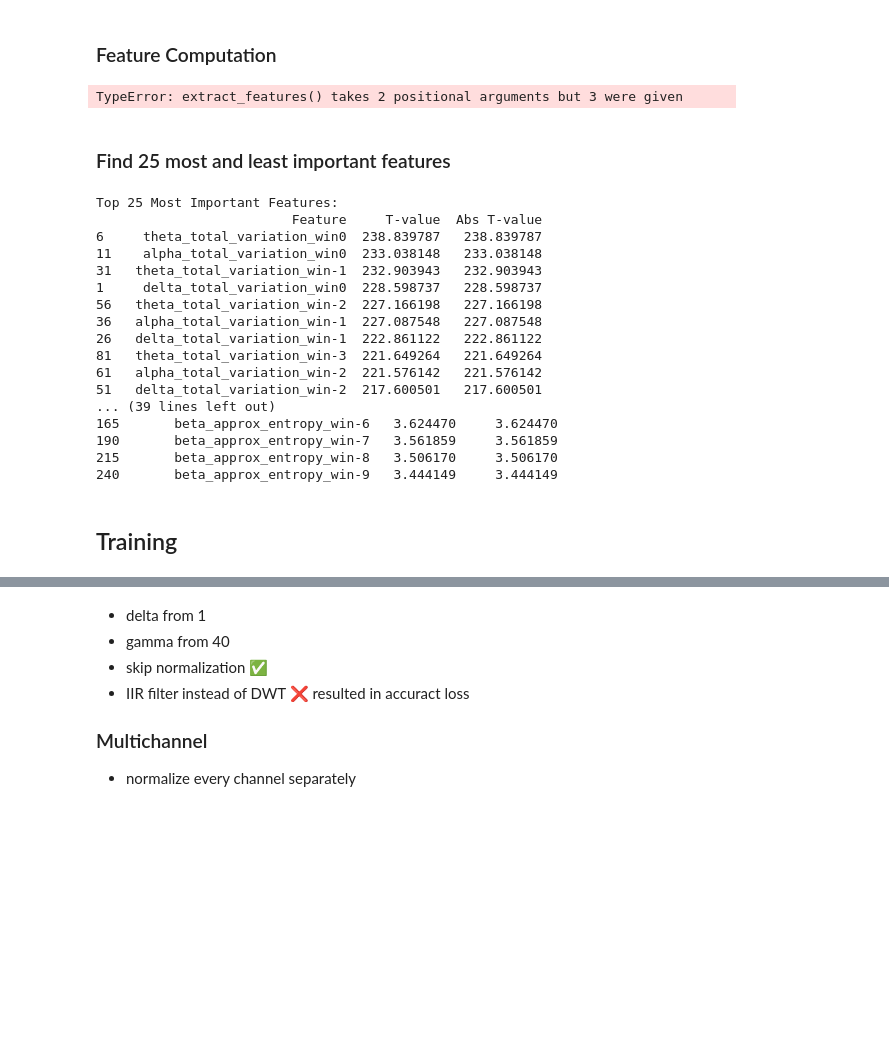
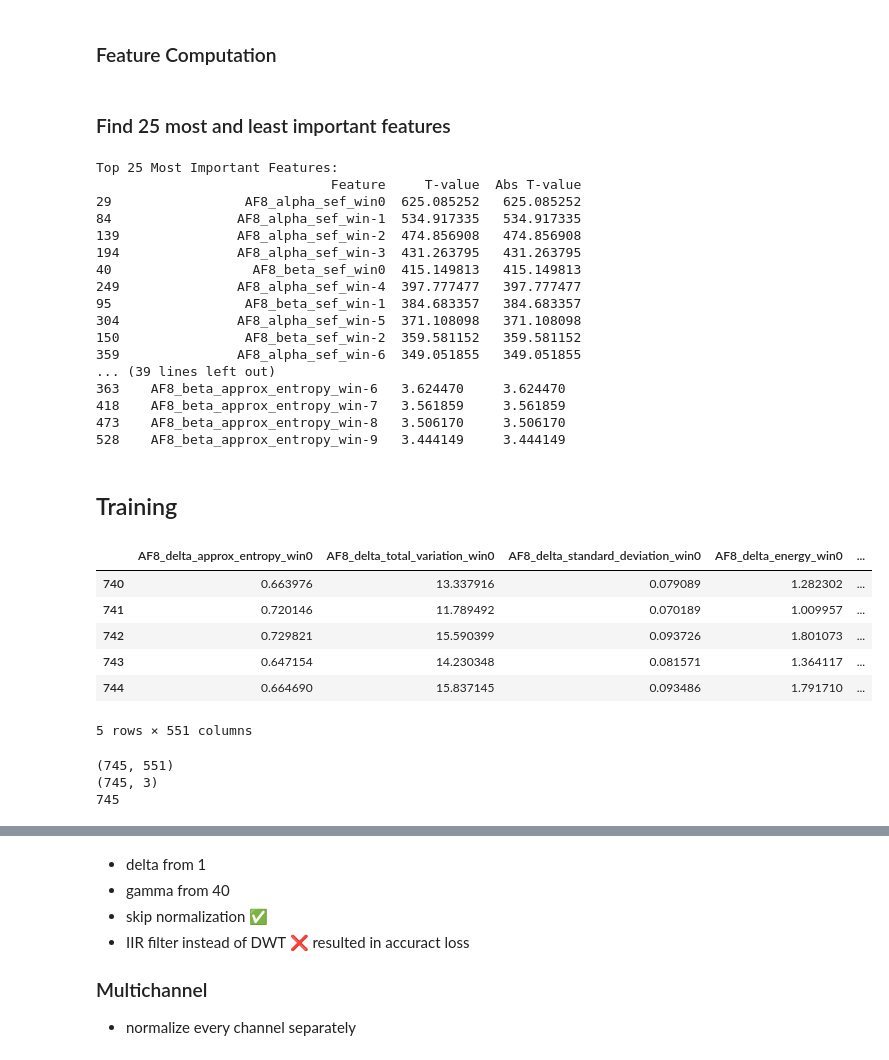
Before and after one commit to henrisuurorg/measure-attention-eeg, a Jupyter notebook: training/zhang_et_al_pipeline.ipynb, the cells around one changed output, grey strips where cells are left out. Saved outputs shown, nothing was run; the diff lists cells and outputs as text; code cells hidden in the pictures; blank space fills up the shorter version.

```diff
--- a/training/zhang_et_al_pipeline.ipynb
+++ b/training/zhang_et_al_pipeline.ipynb
@@ -172,11 +172,13 @@ plt.show()
 ### Feature Computation
 # %%
 channel = 'AF8'
-features_t1 = extract_features(channel, segment_bands_t1, gradcpt_data_t1)
-features_t2 = extract_features(channel, segment_bands_t2, gradcpt_data_t2)
-features_t3 = extract_features(channel, segment_bands_t3, gradcpt_data_t3)
+features_t1 = extract_features(channel, segment_bands_t1)
+features_t2 = extract_features(channel, segment_bands_t2)
+features_t3 = extract_features(channel, segment_bands_t3)
+
+features_t1['in_the_zone'] = gradcpt_data_t1['in_the_zone']
+features_t2['in_the_zone'] = gradcpt_data_t2['in_the_zone']
+features_t3['in_the_zone'] = gradcpt_data_t3['in_the_zone']
-# %% [output]
-TypeError: extract_features() takes 2 positional arguments but 3 were given
 # %%
 combined_features_df = pd.concat([features_t2, features_t3], ignore_index=True)
 # %% [markdown]
@@ -185,22 +187,40 @@ combined_features_df = pd.concat([features_t2, features_t3], ignore_index=True)
 top_bot_25(combined_features_df)
 # %% [output]
 Top 25 Most Important Features:
-                         Feature     T-value  Abs T-value
-6     theta_total_variation_win0  238.839787   238.839787
-11    alpha_total_variation_win0  233.038148   233.038148
-31   theta_total_variation_win-1  232.903943   232.903943
-1     delta_total_variation_win0  228.598737   228.598737
-56   theta_total_variation_win-2  227.166198   227.166198
-36   alpha_total_variation_win-1  227.087548   227.087548
-26   delta_total_variation_win-1  222.861122   222.861122
-81   theta_total_variation_win-3  221.649264   221.649264
-61   alpha_total_variation_win-2  221.576142   221.576142
-51   delta_total_variation_win-2  217.600501   217.600501
+                              Feature     T-value  Abs T-value
+29                 AF8_alpha_sef_win0  625.085252   625.085252
+84                AF8_alpha_sef_win-1  534.917335   534.917335
+139               AF8_alpha_sef_win-2  474.856908   474.856908
+194               AF8_alpha_sef_win-3  431.263795   431.263795
+40                  AF8_beta_sef_win0  415.149813   415.149813
+249               AF8_alpha_sef_win-4  397.777477   397.777477
+95                 AF8_beta_sef_win-1  384.683357   384.683357
+304               AF8_alpha_sef_win-5  371.108098   371.108098
+150                AF8_beta_sef_win-2  359.581152   359.581152
+359               AF8_alpha_sef_win-6  349.051855   349.051855
 ... (39 lines left out)
-165       beta_approx_entropy_win-6   3.624470     3.624470
-190       beta_approx_entropy_win-7   3.561859     3.561859
-215       beta_approx_entropy_win-8   3.506170     3.506170
-240       beta_approx_entropy_win-9   3.444149     3.444149
+363    AF8_beta_approx_entropy_win-6   3.624470     3.624470
+418    AF8_beta_approx_entropy_win-7   3.561859     3.561859
+473    AF8_beta_approx_entropy_win-8   3.506170     3.506170
+528    AF8_beta_approx_entropy_win-9   3.444149     3.444149
 # %% [markdown]
 ## Training
+# %%
+features_t1.tail()
+# %% [output]
+|  | AF8_delta_approx_entropy_win0 | AF8_delta_total_variation_win0 | AF8_delta_standard_deviation_win0 | AF8_delta_energy_win0 | ... |
+| 740 | 0.663976 | 13.337916 | 0.079089 | 1.282302 | ... |
+| 741 | 0.720146 | 11.789492 | 0.070189 | 1.009957 | ... |
+| 742 | 0.729821 | 15.590399 | 0.093726 | 1.801073 | ... |
+| 743 | 0.647154 | 14.230348 | 0.081571 | 1.364117 | ... |
+| 744 | 0.664690 | 15.837145 | 0.093486 | 1.791710 | ... |
+5 rows × 551 columns
+# %%
+print(features_t1.shape)
+print(gradcpt_data_t1.shape)
+print(len(segment_bands_t1))
+# %% [output]
+(745, 551)
+(745, 3)
+745
 # %%
```
Also changed, not shown: parts of 2 cells of this notebook, 4 other files.
